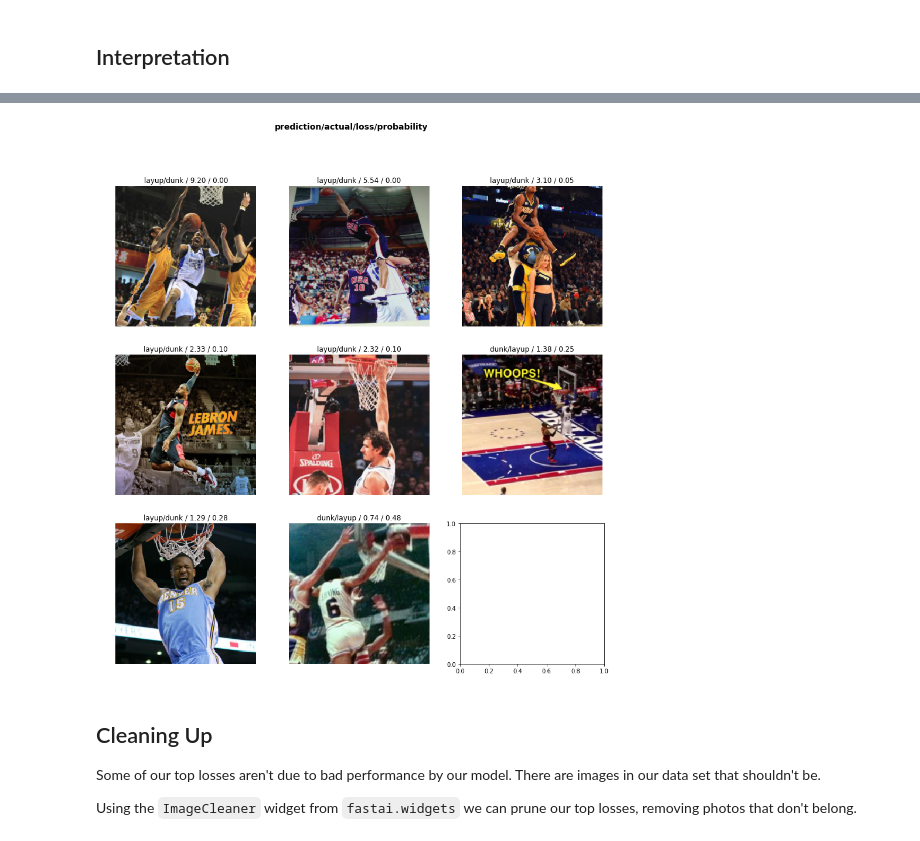
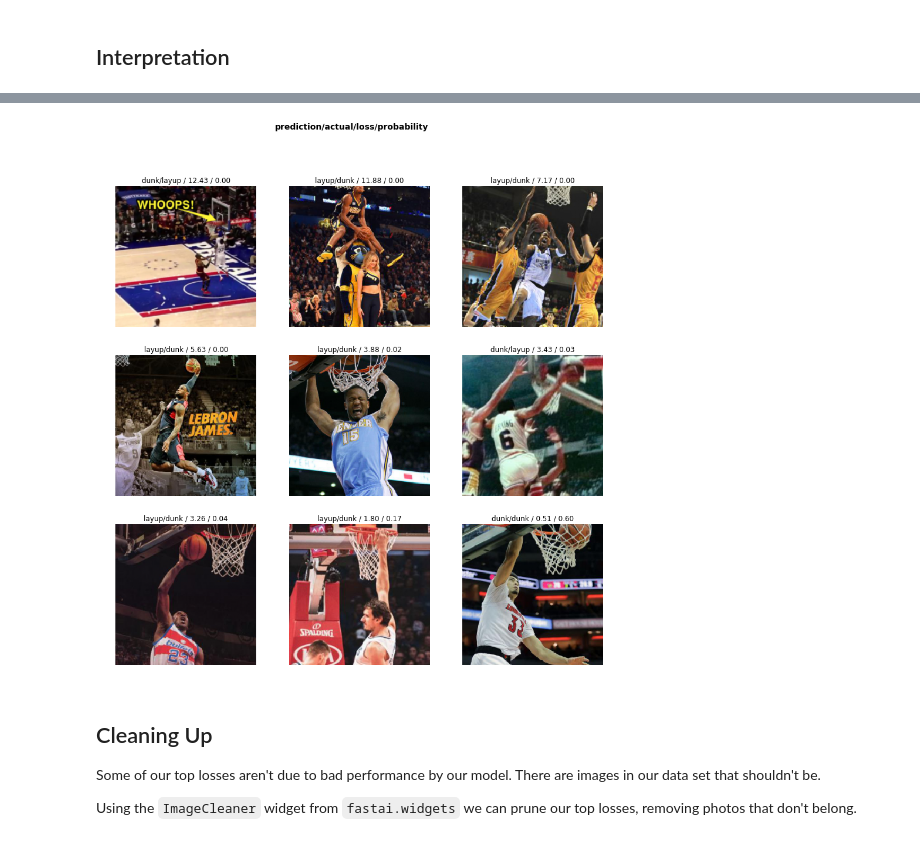
Before and after one commit to pwendel3/my_fast_ai, a Jupyter notebook: nbs/dl1/lesson2-download-pw.ipynb, the cells around one changed output, grey strips where cells are left out. Cells and saved outputs as stored; diff of their text form; code cells hidden in the pictures.

```diff
--- a/nbs/dl1/lesson2-download-pw.ipynb
+++ b/nbs/dl1/lesson2-download-pw.ipynb
@@ -227,3 +230,3 @@ learn.recorder.plot()
 # %%
-learn.fit_one_cycle(20, max_lr=slice(1e-5,5e-3))
+learn.fit_one_cycle(10, max_lr=slice(1e-5,1e-2))
 # %% [output]
@@ -255,7 +257,7 @@ interp = ClassificationInterpretation.from_learner(learn)
 # %%
-interp.plot_top_losses(8, figsize=(15,15))
+interp.plot_top_losses(9, figsize=(15,15))
 # %% [output]
-[figure, old version]
+[figure, new version]
 # %% [markdown]
 ## Cleaning Up
 
```
Also changed, not shown: parts of 7 cells of this notebook.
